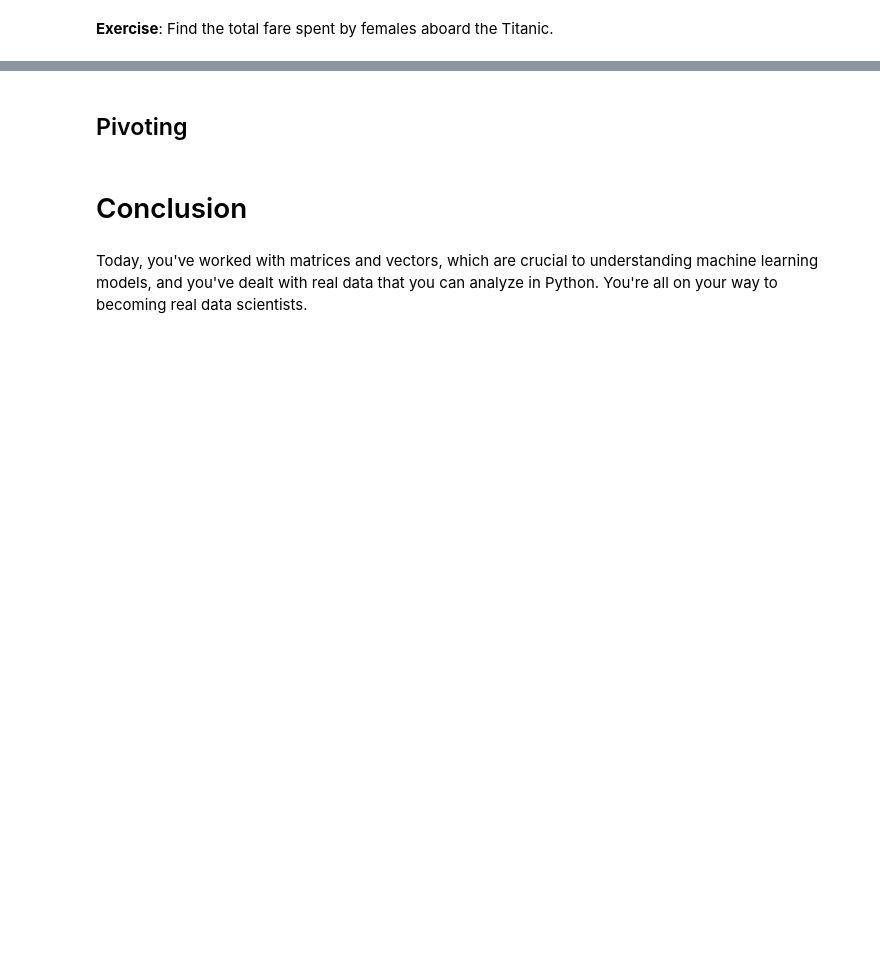
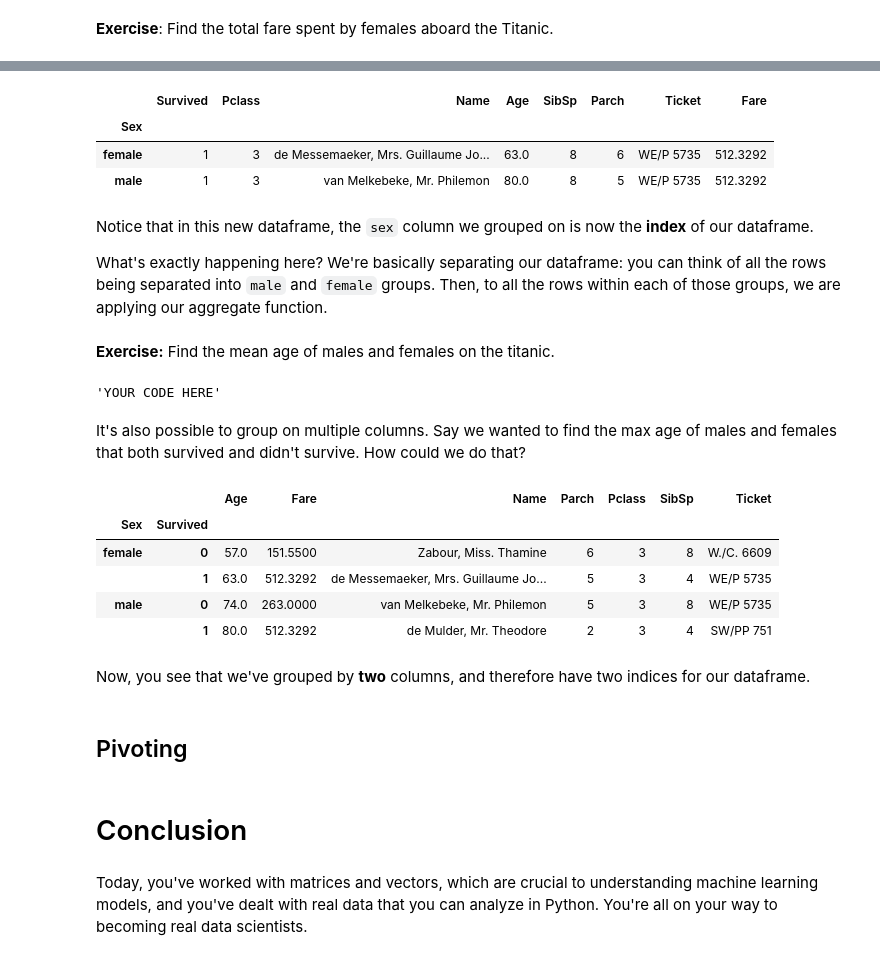
Before and after one commit to SUSA-org/Spring-2020-Career-Exploration, a Jupyter notebook: Lectures/Lecture3/Numpy and Pandas.ipynb, the cells around one changed output, grey strips where cells are left out. Cells and saved outputs as stored; diff of their text form; code cells hidden in the pictures; blank space fills up the shorter version.

```diff
--- a/Lectures/Lecture3/Numpy and Pandas.ipynb
+++ b/Lectures/Lecture3/Numpy and Pandas.ipynb
@@ -679,3 +891,33 @@ fare
+# %%
+titanic_train.groupby("Sex").max()
+# %% [output]
+|  | Survived | Pclass | Name | Age | SibSp | Parch | Ticket | Fare |
+| Sex |  |  |  |  |  |  |  |  |
+| female | 1 | 3 | de Messemaeker, Mrs. Guillaume Jo... | 63.0 | 8 | 6 | WE/P 5735 | 512.3292 |
+| male | 1 | 3 | van Melkebeke, Mr. Philemon | 80.0 | 8 | 5 | WE/P 5735 | 512.3292 |
+# %% [markdown]
+Notice that in this new dataframe, the `sex` column we grouped on is now the **index** of our dataframe.
+
+What's exactly happening here? We're basically separating our dataframe: you can think of all the rows being separated into `male` and `female` groups. Then, to all the rows within each of those groups, we are applying our aggregate function.
+# %% [markdown]
+**Exercise:** Find the mean age of males and females on the titanic.
+# %%
+"""YOUR CODE HERE"""
+# %% [output]
+'YOUR CODE HERE'
+# %% [markdown]
+It's also possible to group on multiple columns. Say we wanted to find the max age of males and females that both survived and didn't survive. How could we do that?
+# %%
+titanic_train.groupby(["Sex", "Survived"]).max()
+# %% [output]
+|  |  | Age | Fare | Name | Parch | Pclass | SibSp | Ticket |
+| Sex | Survived |  |  |  |  |  |  |  |
+| female | 0 | 57.0 | 151.5500 | Zabour, Miss. Thamine | 6 | 3 | 8 | W./C. 6609 |
+|  | 1 | 63.0 | 512.3292 | de Messemaeker, Mrs. Guillaume Jo... | 5 | 3 | 4 | WE/P 5735 |
+| male | 0 | 74.0 | 263.0000 | van Melkebeke, Mr. Philemon | 5 | 3 | 8 | WE/P 5735 |
+|  | 1 | 80.0 | 512.3292 | de Mulder, Mr. Theodore | 2 | 3 | 4 | SW/PP 751 |
+# %% [markdown]
+Now, you see that we've grouped by **two** columns, and therefore have two indices for our dataframe.
 # %% [markdown]
 ## Pivoting
 # %% [markdown]
```
Also changed, not shown: parts of 79 cells of this notebook.
